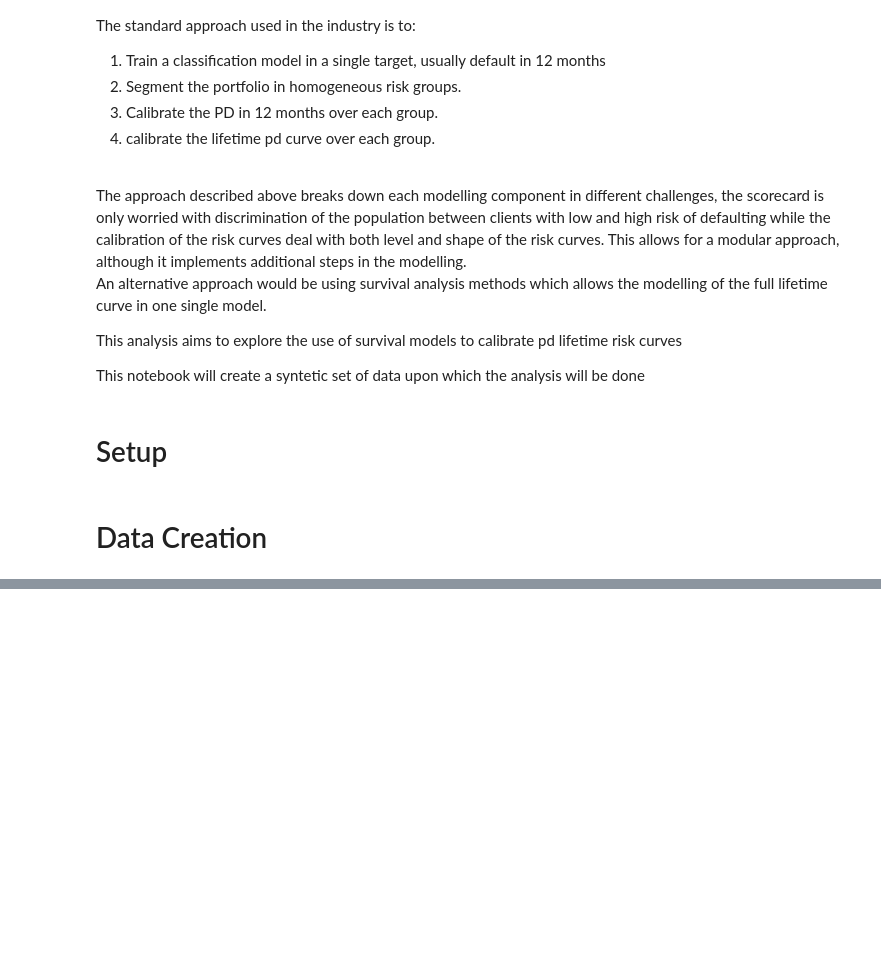
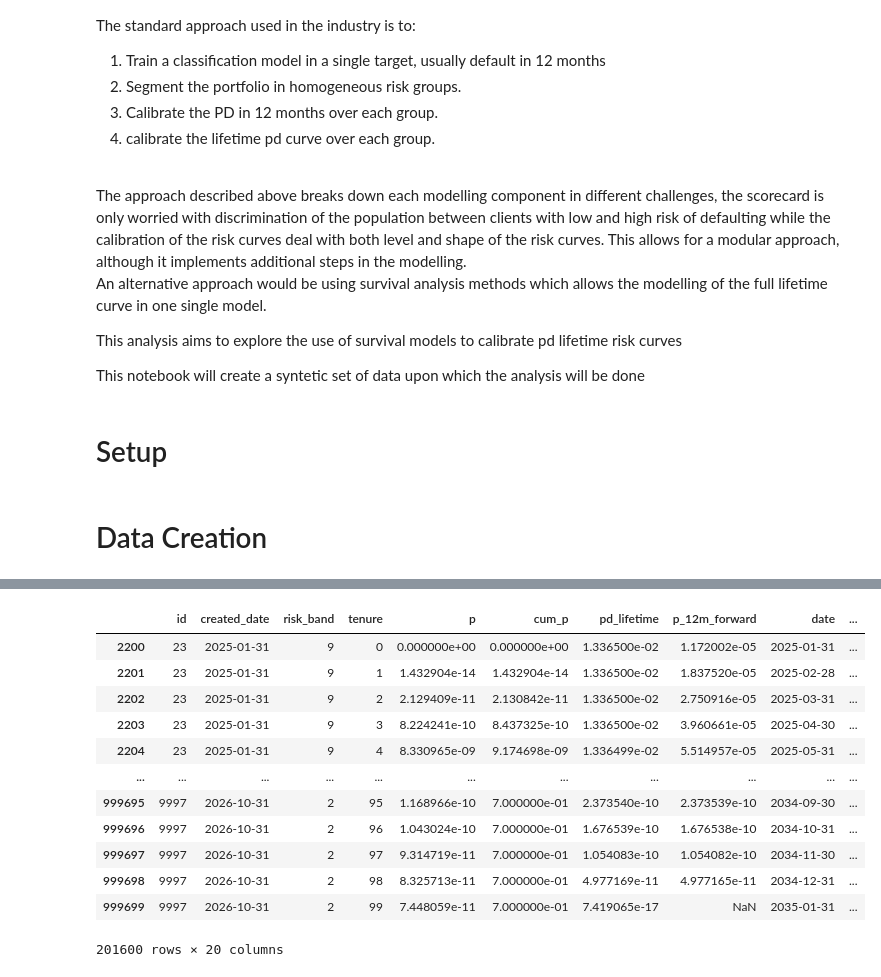
Before and after one commit to neon-belfante/Survival-Analysis, a Jupyter notebook: 00.create_data.ipynb, the cells around one changed output, grey strips where cells are left out. Cells and saved outputs as stored; diff of their text form; code cells hidden in the pictures; blank space fills up the shorter version.

```diff
--- a/00.create_data.ipynb
+++ b/00.create_data.ipynb
@@ -202,0 +293,16 @@ Adding/subtracting object-dtype array to DatetimeArray not vectorized.
+# %%
+df_sample[df_sample['default_flag']==1]
+# %% [output]
+|  | id | created_date | risk_band | tenure | p | cum_p | pd_lifetime | p_12m_forward | date | ... |
+| 2200 | 23 | 2025-01-31 | 9 | 0 | 0.000000e+00 | 0.000000e+00 | 1.336500e-02 | 1.172002e-05 | 2025-01-31 | ... |
+| 2201 | 23 | 2025-01-31 | 9 | 1 | 1.432904e-14 | 1.432904e-14 | 1.336500e-02 | 1.837520e-05 | 2025-02-28 | ... |
+| 2202 | 23 | 2025-01-31 | 9 | 2 | 2.129409e-11 | 2.130842e-11 | 1.336500e-02 | 2.750916e-05 | 2025-03-31 | ... |
+| 2203 | 23 | 2025-01-31 | 9 | 3 | 8.224241e-10 | 8.437325e-10 | 1.336500e-02 | 3.960661e-05 | 2025-04-30 | ... |
+| 2204 | 23 | 2025-01-31 | 9 | 4 | 8.330965e-09 | 9.174698e-09 | 1.336499e-02 | 5.514957e-05 | 2025-05-31 | ... |
+| ... | ... | ... | ... | ... | ... | ... | ... | ... | ... | ... |
+| 999695 | 9997 | 2026-10-31 | 2 | 95 | 1.168966e-10 | 7.000000e-01 | 2.373540e-10 | 2.373539e-10 | 2034-09-30 | ... |
+| 999696 | 9997 | 2026-10-31 | 2 | 96 | 1.043024e-10 | 7.000000e-01 | 1.676539e-10 | 1.676538e-10 | 2034-10-31 | ... |
+| 999697 | 9997 | 2026-10-31 | 2 | 97 | 9.314719e-11 | 7.000000e-01 | 1.054083e-10 | 1.054082e-10 | 2034-11-30 | ... |
+| 999698 | 9997 | 2026-10-31 | 2 | 98 | 8.325713e-11 | 7.000000e-01 | 4.977169e-11 | 4.977165e-11 | 2034-12-31 | ... |
+| 999699 | 9997 | 2026-10-31 | 2 | 99 | 7.448059e-11 | 7.000000e-01 | 7.419065e-17 | NaN | 2035-01-31 | ... |
+201600 rows × 20 columns
```
Also changed, not shown: parts of 6 cells of this notebook, 2 other files.
